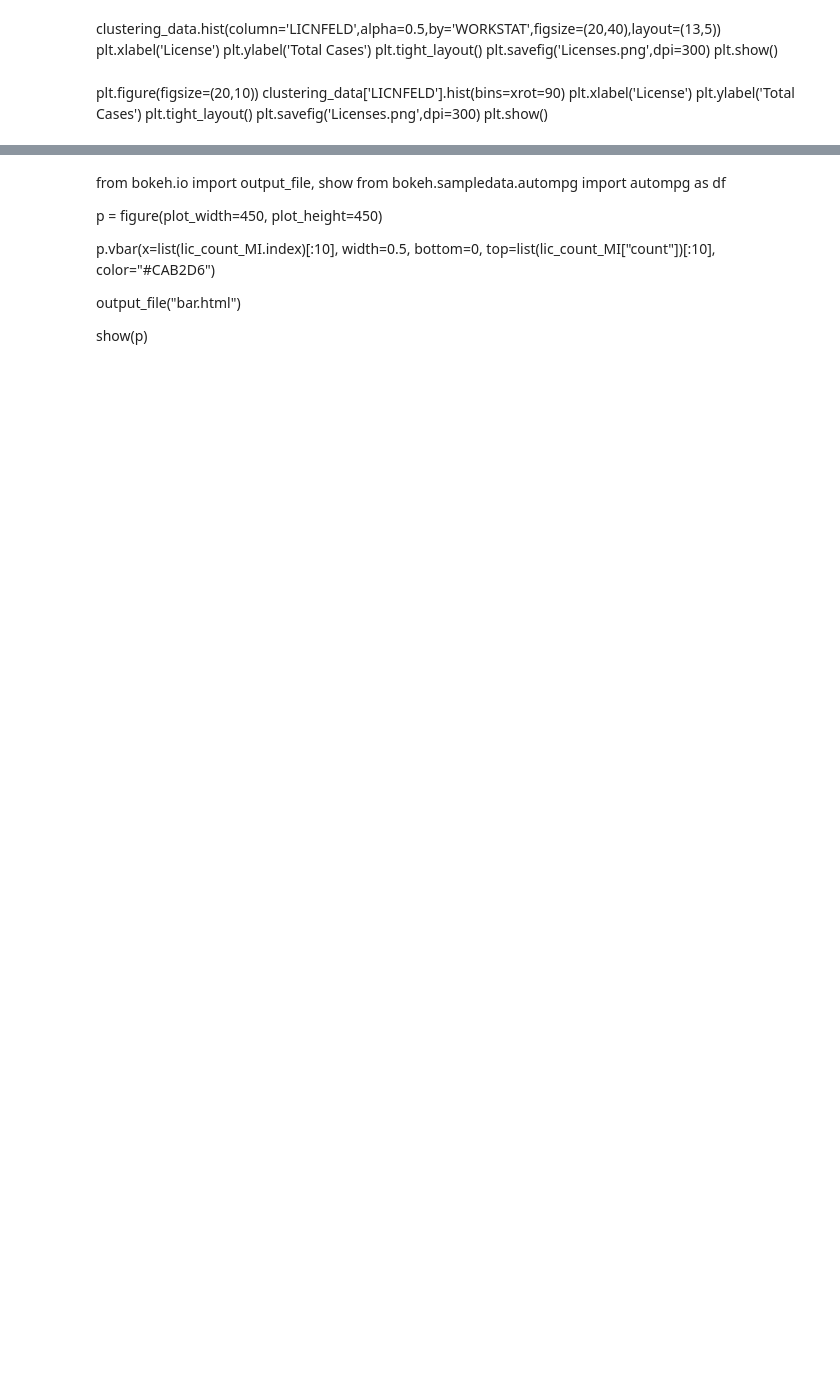
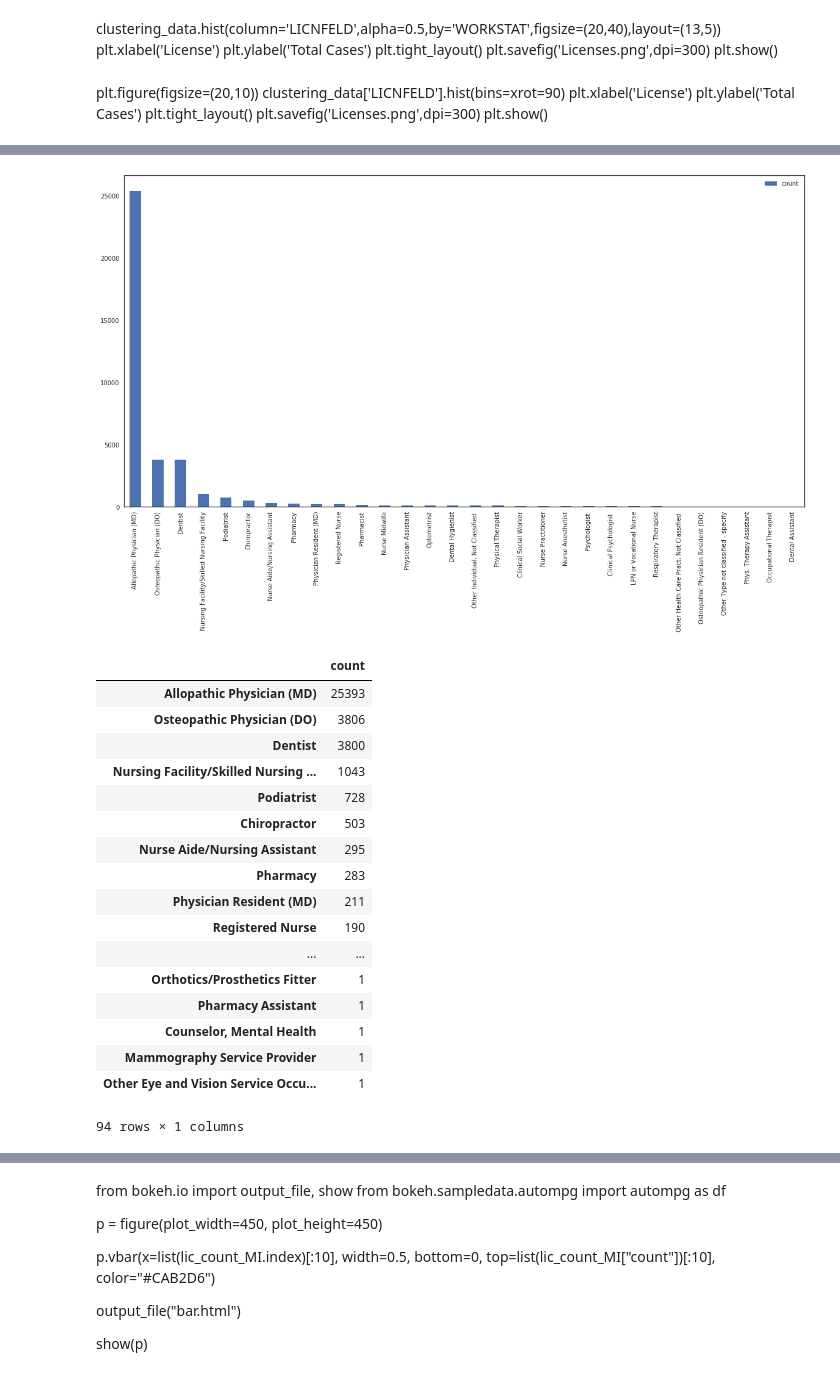
Before and after one commit to dmeral/DSI_projectproposal, a Jupyter notebook: Project_Proposal_FINAL.ipynb, the cells around one changed output, grey strips where cells are left out. Drawn from its saved outputs; the diff is of its cells as text; code cells hidden in the pictures; blank space fills up the shorter version.

```diff
--- a/Project_Proposal_FINAL.ipynb
+++ b/Project_Proposal_FINAL.ipynb
@@ -51,0 +116,3 @@ state_pop.rename(new_index_list, axis='index',inplace=True)
+# %%
+state_pop['Census'] = state_pop['Census'].transform(lambda x: int(''.join(x.strip().split(',')) ))
+state_pop['Estimates Base'] = state_pop['Estimates Base'].transform(lambda x: int(''.join(x.strip().split(',')) ))
@@ -134,7 +265,7 @@ for state in common_states:
     arrays = [[state,state], ['pay_per_case', 'count_per_1000000']]
     column_names = pd.MultiIndex.from_arrays(arrays).T
     mean_payment = [pd.to_numeric(data[(data["WORKSTAT"]==state) & (data["ORIGYEAR"]==i)]['PAYMENT']).mean() for i in range(1990,2018)]
-    count_per_capita = [1000000*len(data[(data["WORKSTAT"]==state) & (data["ORIGYEAR"]==i)])/state_pop[state_pop["State Abb"]==state][2016][0] for i in range(1990,2018)]
+    count_per_capita = [1000000.0*len(data[(data["WORKSTAT"]==state) & (data["ORIGYEAR"]==i)])/state_pop[state_pop["State Abb"]==state]["2016"][0] for i in range(1990,2018)]
     stack = pd.DataFrame(np.stack((mean_payment,
                                    count_per_capita),axis=0).T,
                          columns=column_names,
@@ -615,0 +789,2 @@ plt.show()
+# %%
+license_state = pickle.load(open("clustering_data.pck", "rb"))
@@ -627,4 +823,41 @@ def license_bar_plot(df,upto=20,save=None):
         plt.savefig(save, dpi=300)
     plt.show()
     return lic_count
+# %%
+def license_bar_plot_state(state,upto=10,save=None):
+    current = license_state[license_state["WORKSTAT"]==state]
+    lic_list = []
+    count = []
+    for license in np.unique(current['LICNFELD']):
+        lic_list.append(license)
+        count.append(len(current[current['LICNFELD']==license]))
+    lic_count = pd.DataFrame(np.array(count).T,columns=['count'],index=lic_list)
+    lic_count.sort_values('count',inplace=True,ascending=False)
+    lic_count[:upto].plot(kind='bar',figsize=(20,10))
+    if save!=None:
+        plt.savefig(save, dpi=300)
+    plt.show()
+    return lic_count
+# %%
+license_bar_plot_state("PA",upto=30,save="risky_fields_NY.png")
+# %% [output]
+[figure, added]
+|  | count |
+| Allopathic Physician (MD) | 25393 |
+| Osteopathic Physician (DO) | 3806 |
+| Dentist | 3800 |
+| Nursing Facility/Skilled Nursing ... | 1043 |
+| Podiatrist | 728 |
+| Chiropractor | 503 |
+| Nurse Aide/Nursing Assistant | 295 |
+| Pharmacy | 283 |
+| Physician Resident (MD) | 211 |
+| Registered Nurse | 190 |
+| ... | ... |
+| Orthotics/Prosthetics Fitter | 1 |
+| Pharmacy Assistant | 1 |
+| Counselor, Mental Health | 1 |
+| Mammography Service Provider | 1 |
+| Other Eye and Vision Service Occu... | 1 |
+94 rows × 1 columns
 # %%
```
Also changed, not shown: parts of 32 cells of this notebook.
